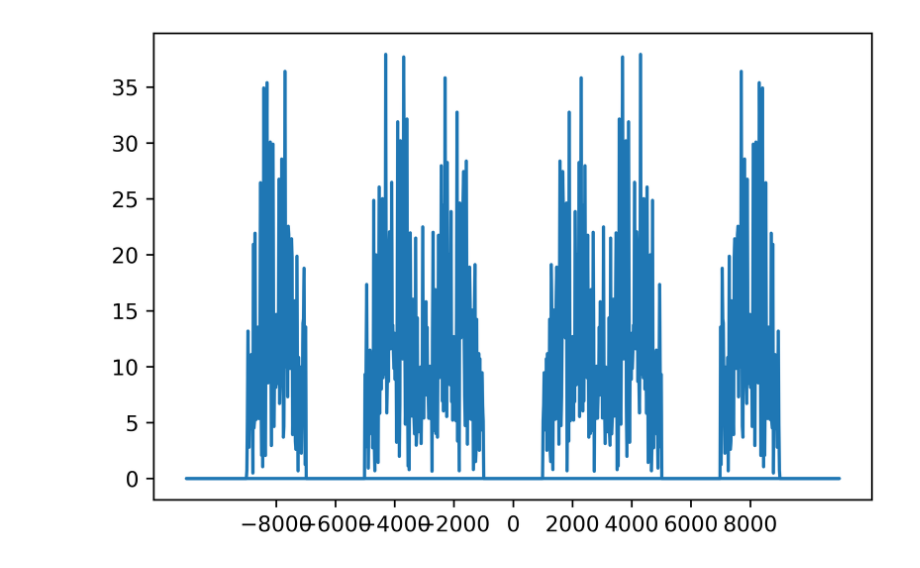
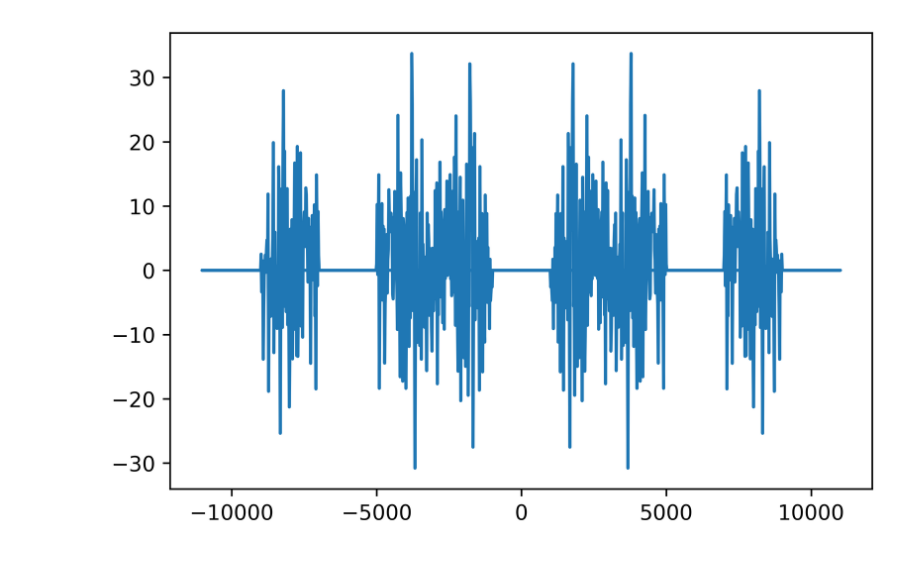
Before and after one commit to TheNitronos/PDC-Project, a Jupyter notebook: Communication System.ipynb, the cells around one changed output. Cells and saved outputs as stored; diff of their text form; code cells hidden in the pictures.

```diff
--- a/Communication System.ipynb
+++ b/Communication System.ipynb
@@ -112,7 +95,6 @@ plt.show()
-# %%
-test = filtered_modulated_signal_frequencies_2000 + filtered_modulated_signal_frequencies_4000 + filtered_modulated_signal_frequencies_8000
-plt.plot(f, abs(test))
-plt.xticks(np.arange(-8000, 9000, 2000))
-plt.show()
-# %% [output]
-[figure, removed]
+# %%
+noisy_sent_signal_frequencies_dropped_FREQUENCY_3 = noisy_sent_signal_frequencies * (passband_filter(f, FREQUENCY_1, W) + passband_filter(f, FREQUENCY_2, W) + passband_filter(f, FREQUENCY_4, W))
+plt.plot(f, noisy_sent_signal_frequencies_dropped_FREQUENCY_3)
+plt.show()
+# %% [output]
+[figure, added]
```
Also changed, not shown: parts of 11 cells of this notebook, 5 other files.
